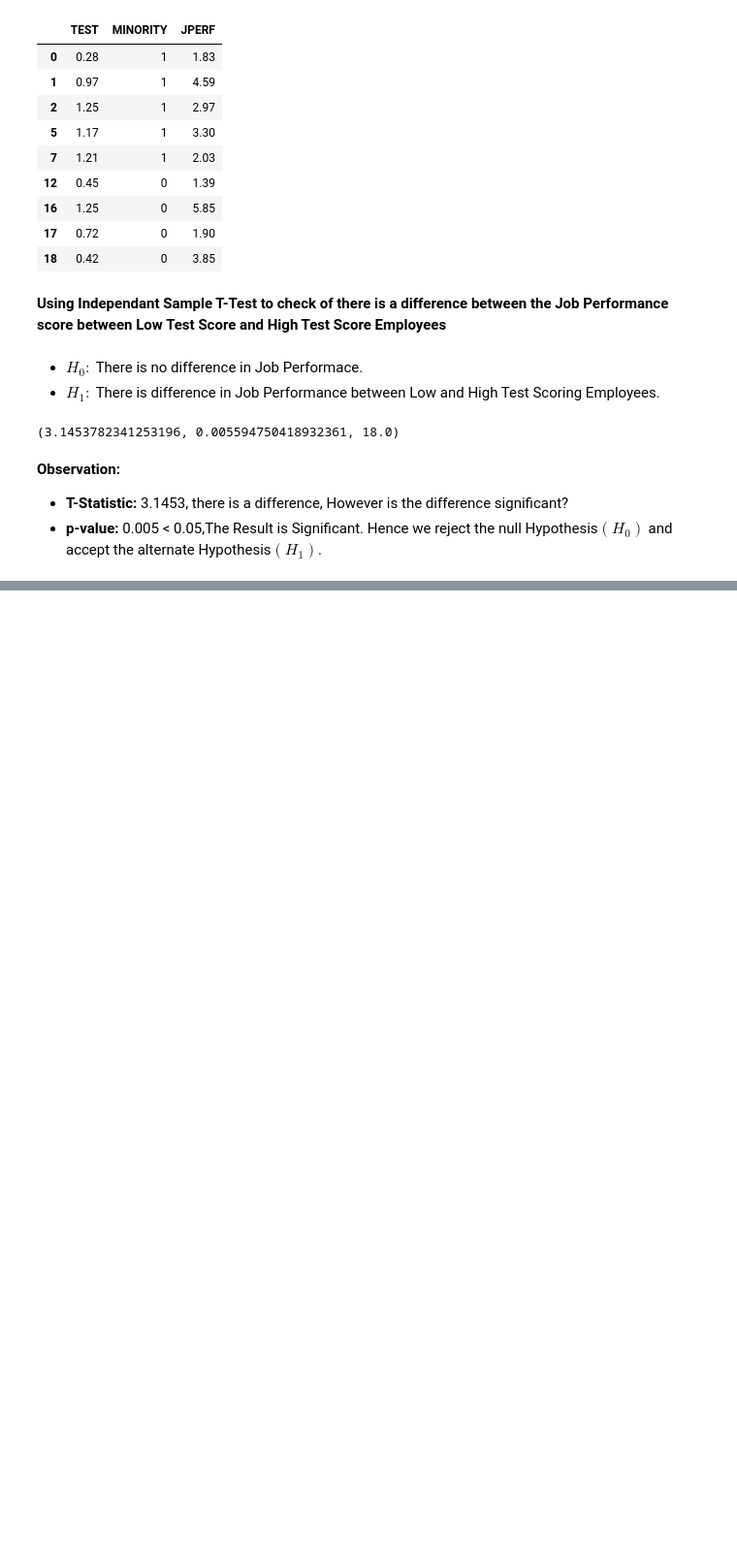
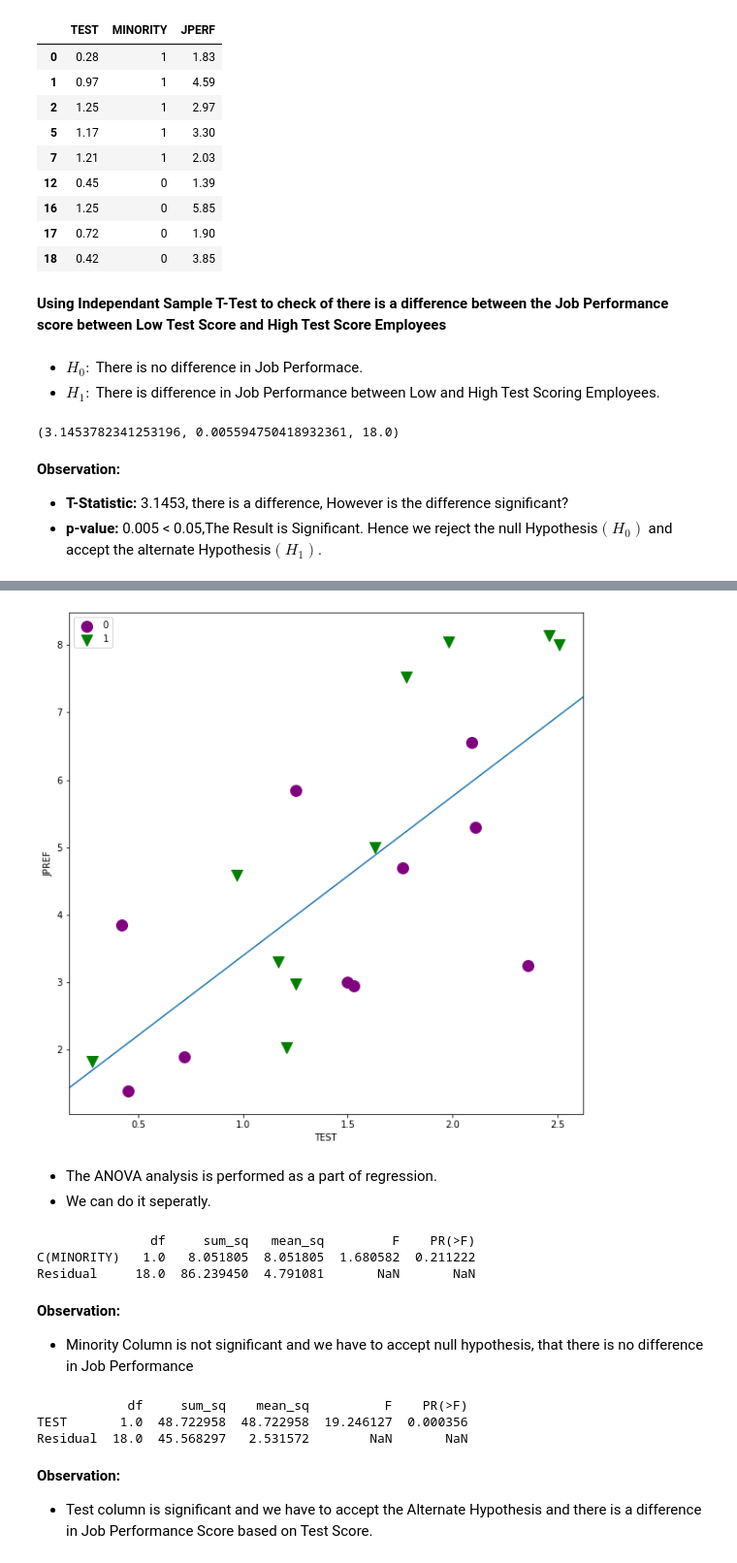
Before and after one commit to Revanthshalon/Machine-Learning, a Jupyter notebook: Statsmodels/Stats.ipynb, the cells around one changed output, grey strips where cells are left out. Shown: that part at 97% size. Cells and saved outputs as stored; diff of their text form; code cells hidden in the pictures; blank space fills up the shorter version.

```diff
--- a/Statsmodels/Stats.ipynb
+++ b/Statsmodels/Stats.ipynb
@@ -305,0 +504,3 @@ ttest_ind(high_test['JPERF'],low_test['JPERF'],alternative='two-sided',value=0)
+# %%
+model_ols_test = ols('JPERF ~ TEST',data=jobtest).fit()
+print(model_ols_test.summary())
@@ -305,0 +531,36 @@ ttest_ind(high_test['JPERF'],low_test['JPERF'],alternative='two-sided',value=0)
+# %%
+fig, ax = plt.subplots(figsize=(10,10))
+
+for factor, group in factor_group:
+  ax.scatter(group['TEST'], group['JPERF'], color=colors[factor], marker=markers[factor], s=12**2, label=factor)
+ax.set_xlabel('TEST')
+ax.set_ylabel('JPREF')
+
+fig = abline_plot(model_results=model_ols_test, ax=ax)
+plt.legend(loc='best')
+plt.show()
+# %% [output]
+[figure, added]
+# %% [markdown]
+- The ANOVA analysis is performed as a part of regression.
+- We can do it seperatly.
+# %%
+anova_minority = anova_lm(model_ols_minority)
+print(anova_minority)
+# %% [output]
+               df     sum_sq   mean_sq         F    PR(>F)
+C(MINORITY)   1.0   8.051805  8.051805  1.680582  0.211222
+Residual     18.0  86.239450  4.791081       NaN       NaN
+# %% [markdown]
+**Observation:**
+- Minority Column is not significant and we have to accept null hypothesis, that there is no difference in Job Performance
+# %%
+anova_test = anova_lm(model_ols_test)
+print(anova_test)
+# %% [output]
+            df     sum_sq    mean_sq          F    PR(>F)
+TEST       1.0  48.722958  48.722958  19.246127  0.000356
+Residual  18.0  45.568297   2.531572        NaN       NaN
+# %% [markdown]
+**Observation:**
+- Test column is significant and we have to accept the Alternate Hypothesis and there is a difference in Job Performance Score based on Test Score.
```
Also changed, not shown: parts of 46 cells of this notebook.
